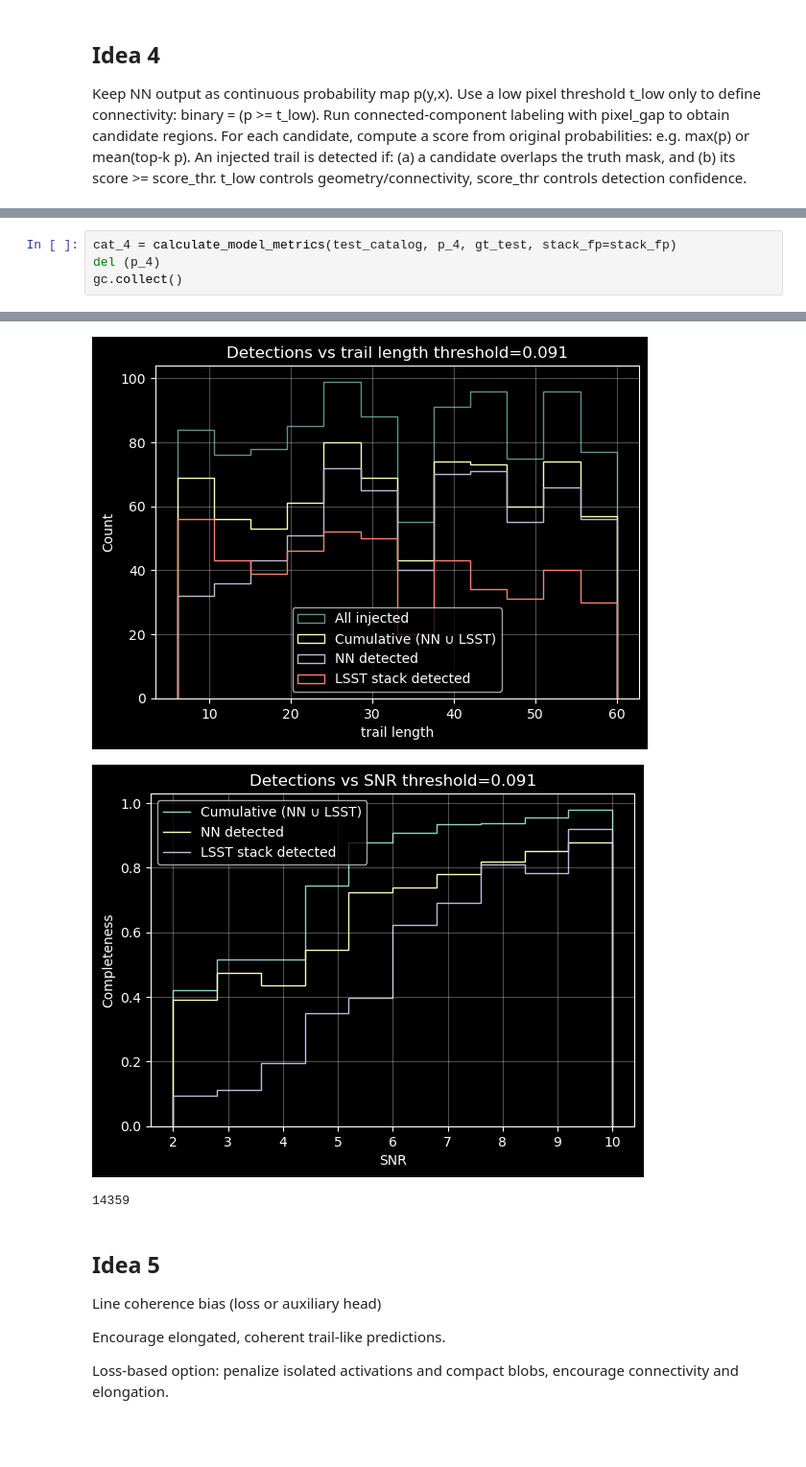
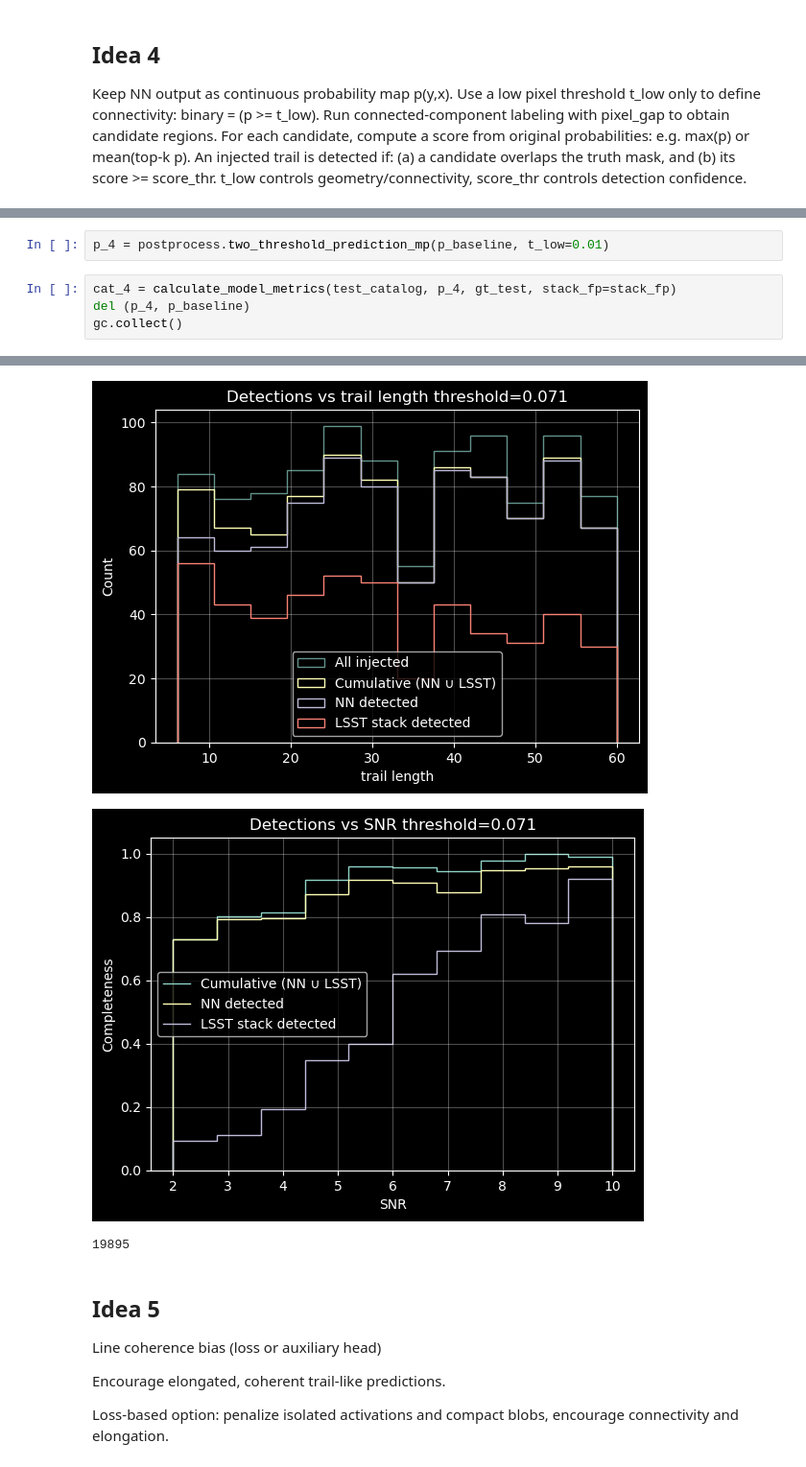
Before and after one commit to dirac-institute/Asteroid_detection_CNN, a Jupyter notebook: experiments/Evaluation.ipynb, the cells around one changed output, grey strips where cells are left out. Shown at 96% size. Saved outputs shown, nothing was run; the diff lists cells and outputs as text; blank space fills up the shorter version.

```diff
--- a/experiments/Evaluation.ipynb
+++ b/experiments/Evaluation.ipynb
@@ -232,5 +232,7 @@ Processing image 50, component 1831/1831
+# %%
+p_4 = postprocess.two_threshold_prediction_mp(p_baseline, t_low=0.01)
 # %%
 cat_4 = calculate_model_metrics(test_catalog, p_4, gt_test, stack_fp=stack_fp)
-del (p_4)
+del (p_4, p_baseline)
 gc.collect()
 # %% [output]
@@ -252,6 +254,6 @@ Actual Positive                 368                 632
-[figure, old version]
+[figure, new version]
-[figure, old version]
+[figure, new version]
-14359
+19895
 # %% [markdown]
 ## Idea 5
 
```
Also changed, not shown: parts of 6 cells of this notebook, 5 other files.
